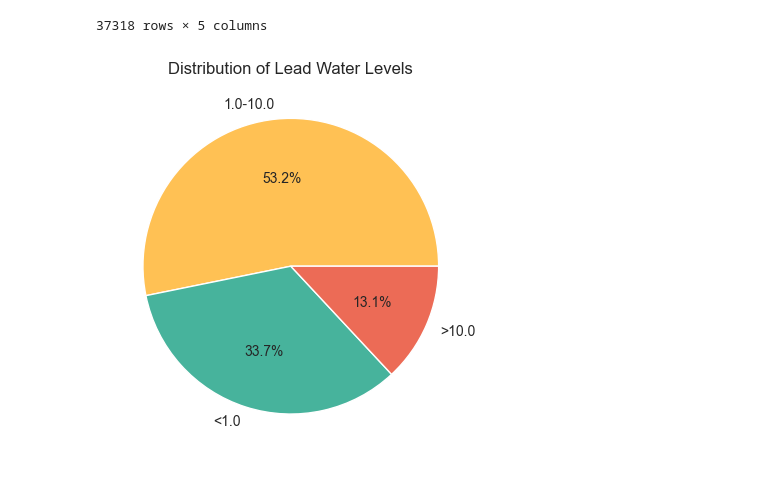
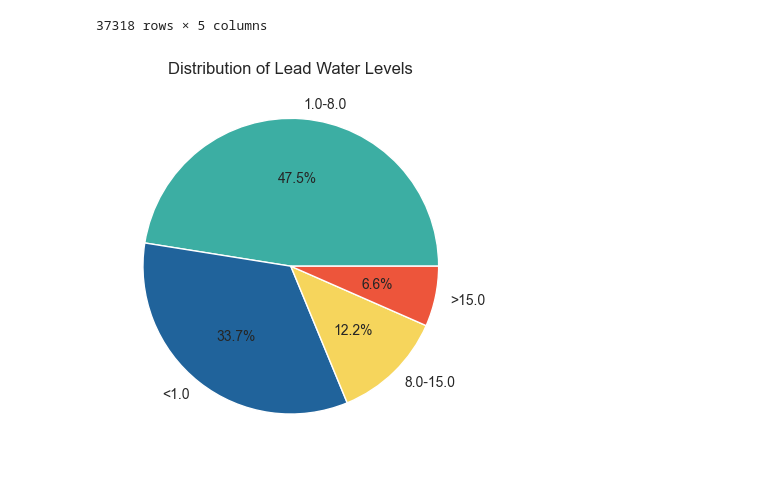
Before and after one commit to ebugarin/Chicago-Water-Lead-Levels-Analyzation, a Jupyter notebook: pie_graph.ipynb, the cells around one changed output. Cells and saved outputs as stored; diff of their text form; code cells hidden in the pictures.

Commit message:
updated pie graph -Haoji

```diff
--- a/pie_graph.ipynb
+++ b/pie_graph.ipynb
@@ -65,11 +65,11 @@ df
 | 37317 | 2023-08-28 09:00:00 | 5200 W NELSON ST | 1.60 | 0.50 | 0.60 |
 37318 rows × 5 columns
 # %%
-df['group'] = pd.cut(df['2/3 Min'], bins=[0, 1, 10, float('inf')], labels=['<1.0', '1.0-10.0', '>10.0'])
+df['group'] = pd.cut(df['2/3 Min'], bins=[0, 1, 8, 15, float('inf')], labels=['<1.0', '1.0-8.0', '8.0-15.0', '>15.0'])
 group_counts = df['group'].value_counts()
-colors = {'<1.0': '#47B39C', '1.0-10.0': '#FFC154', '>10.0': '#EC6B56'}
+colors = {'<1.0': '#20639B', '1.0-8.0': '#3CAEA3', '8.0-15.0': '#F6D55C', '>15.0': '#ED553B'}
 plt.pie(group_counts, labels=group_counts.index, colors=[colors[i] for i in group_counts.index], autopct='%1.1f%%')
 plt.title('Distribution of Lead Water Levels')
 plt.show()
 # %% [output]
-[figure, old version]
+[figure, new version]
```
